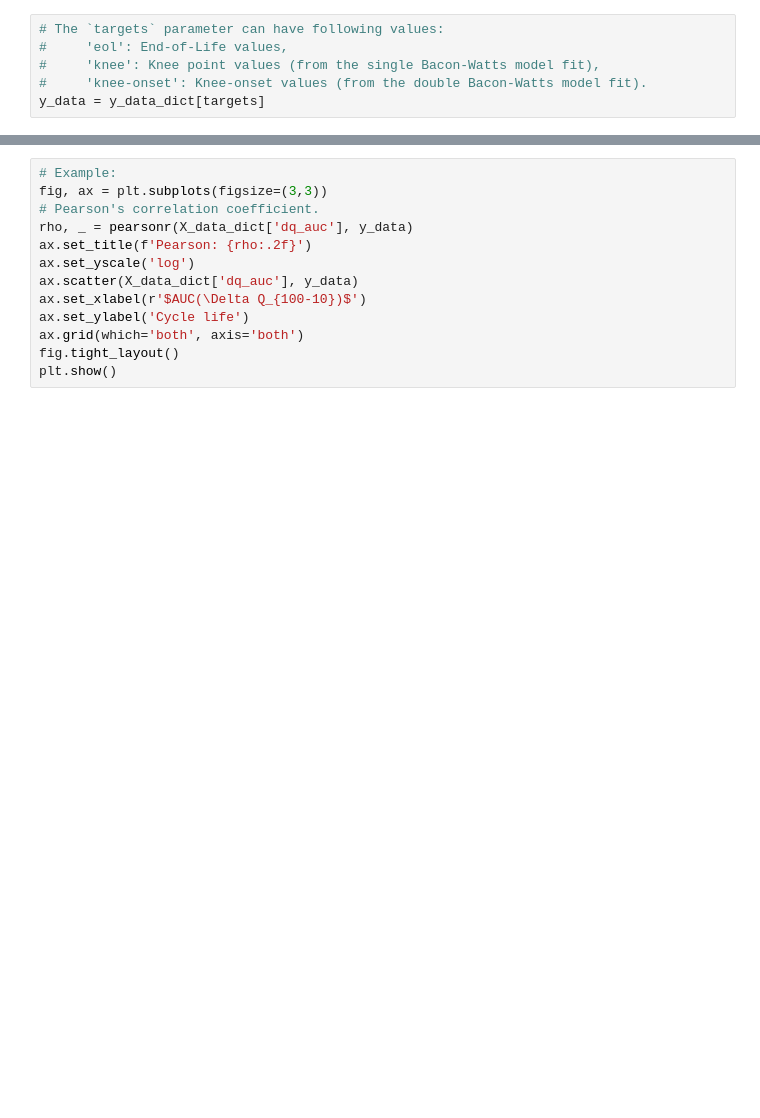
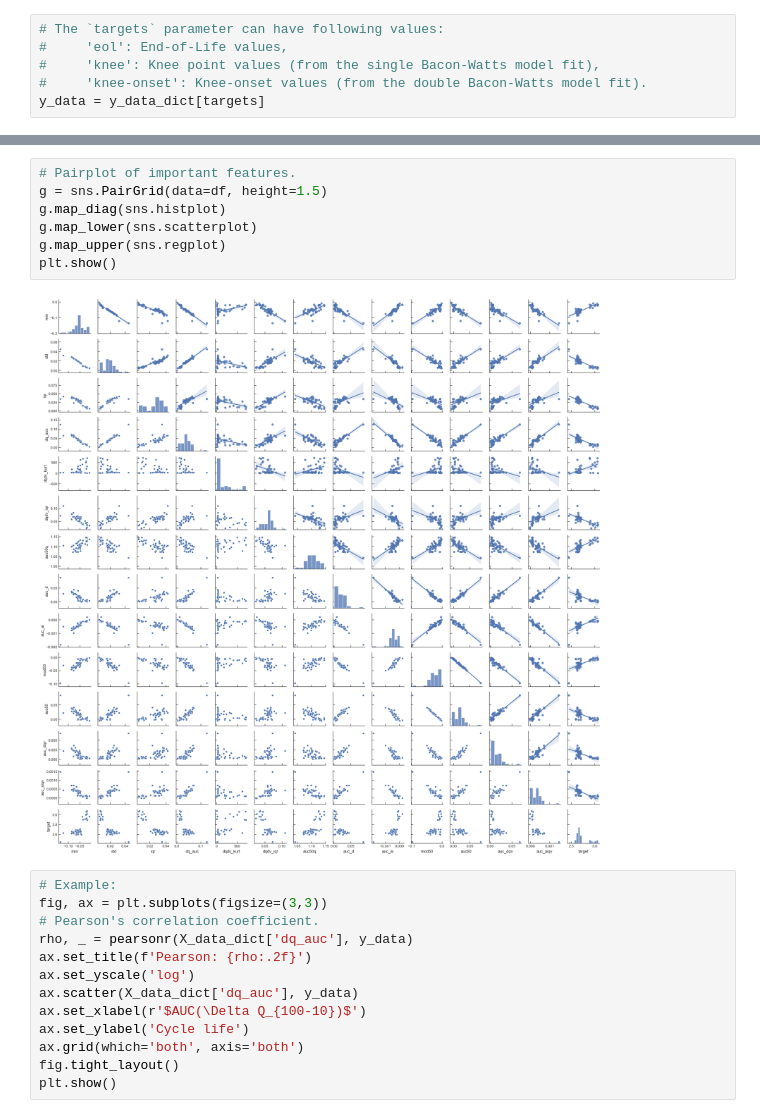
Before and after one commit to sarajcev/data-driven-prediction-of-battery-cycle-life-before-capacity-degradation, a Jupyter notebook: Models.ipynb, the cells around one changed output, grey strips where cells are left out. Cells and saved outputs as stored; diff of their text form; blank space fills up the shorter version.

```diff
--- a/Models.ipynb
+++ b/Models.ipynb
@@ -367,3 +389,12 @@ auc50q: 0.739
+# %%
+# Pairplot of important features.
+g = sns.PairGrid(data=df, height=1.5)
+g.map_diag(sns.histplot)
+g.map_lower(sns.scatterplot)
+g.map_upper(sns.regplot)
+plt.show()
+# %% [output]
+[figure, added]
 # %%
 # Example:
 fig, ax = plt.subplots(figsize=(3,3))
```
Also changed, not shown: parts of 37 cells of this notebook, 1 other file.
